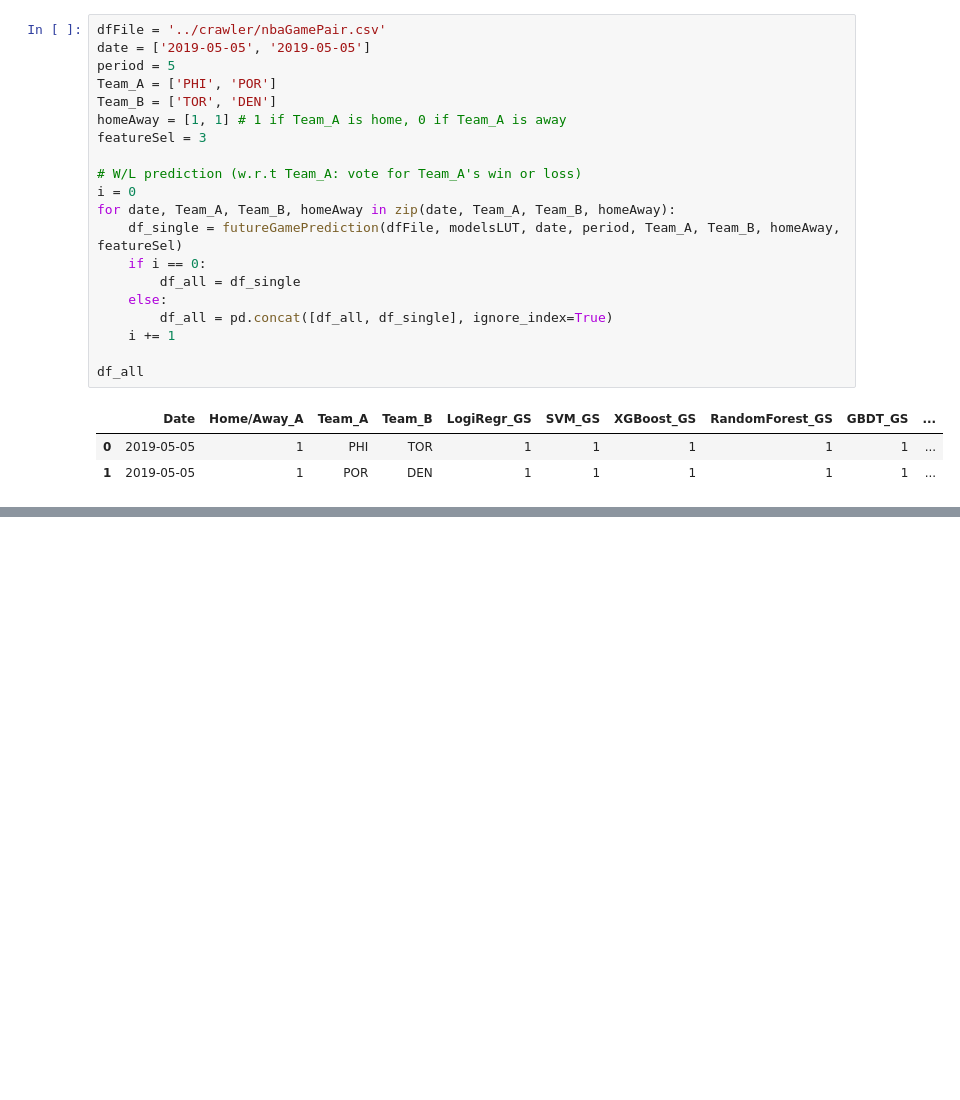
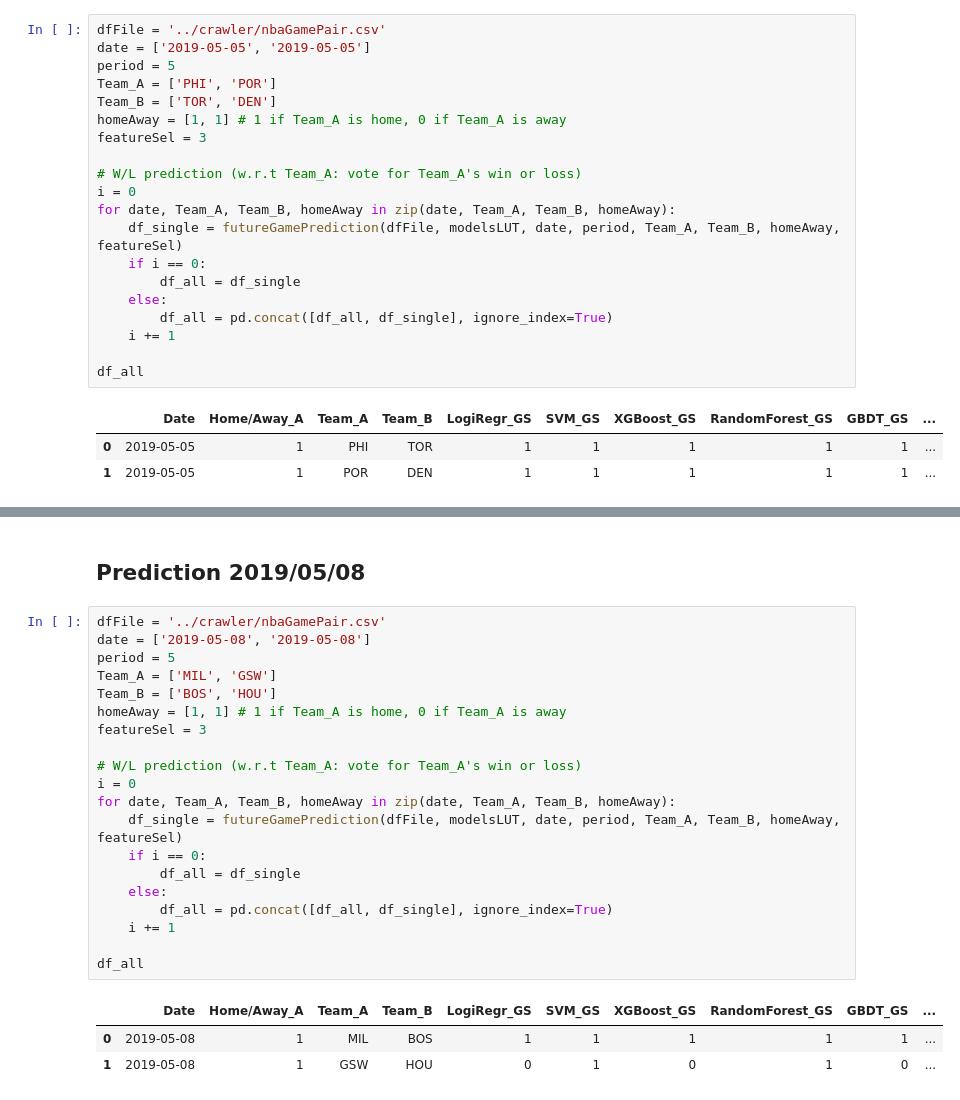
Before and after one commit to INoLiao/nbaGamePrediction, a Jupyter notebook: prediction/prediction_tp.ipynb, the cells around one changed output, grey strips where cells are left out. Drawn from its saved outputs; the diff is of its cells as text; blank space fills up the shorter version.

```diff
--- a/prediction/prediction_tp.ipynb
+++ b/prediction/prediction_tp.ipynb
@@ -274,0 +327,26 @@ df_all
+# %% [markdown]
+## Prediction 2019/05/08
+# %%
+dfFile = '../crawler/nbaGamePair.csv'
+date = ['2019-05-08', '2019-05-08']
+period = 5
+Team_A = ['MIL', 'GSW']
+Team_B = ['BOS', 'HOU']
+homeAway = [1, 1] # 1 if Team_A is home, 0 if Team_A is away
+featureSel = 3
+
+# W/L prediction (w.r.t Team_A: vote for Team_A's win or loss)
+i = 0
+for date, Team_A, Team_B, homeAway in zip(date, Team_A, Team_B, homeAway):
+    df_single = futureGamePrediction(dfFile, modelsLUT, date, period, Team_A, Team_B, homeAway, featureSel)
+    if i == 0:
+        df_all = df_single
+    else:
+        df_all = pd.concat([df_all, df_single], ignore_index=True)
+    i += 1
+
+df_all
+# %% [output]
+|  | Date | Home/Away_A | Team_A | Team_B | LogiRegr_GS | SVM_GS | XGBoost_GS | RandomForest_GS | GBDT_GS | ... |
+| 0 | 2019-05-08 | 1 | MIL | BOS | 1 | 1 | 1 | 1 | 1 | ... |
+| 1 | 2019-05-08 | 1 | GSW | HOU | 0 | 1 | 0 | 1 | 0 | ... |
```
Also changed, not shown: parts of 8 cells of this notebook, 19 other files.
